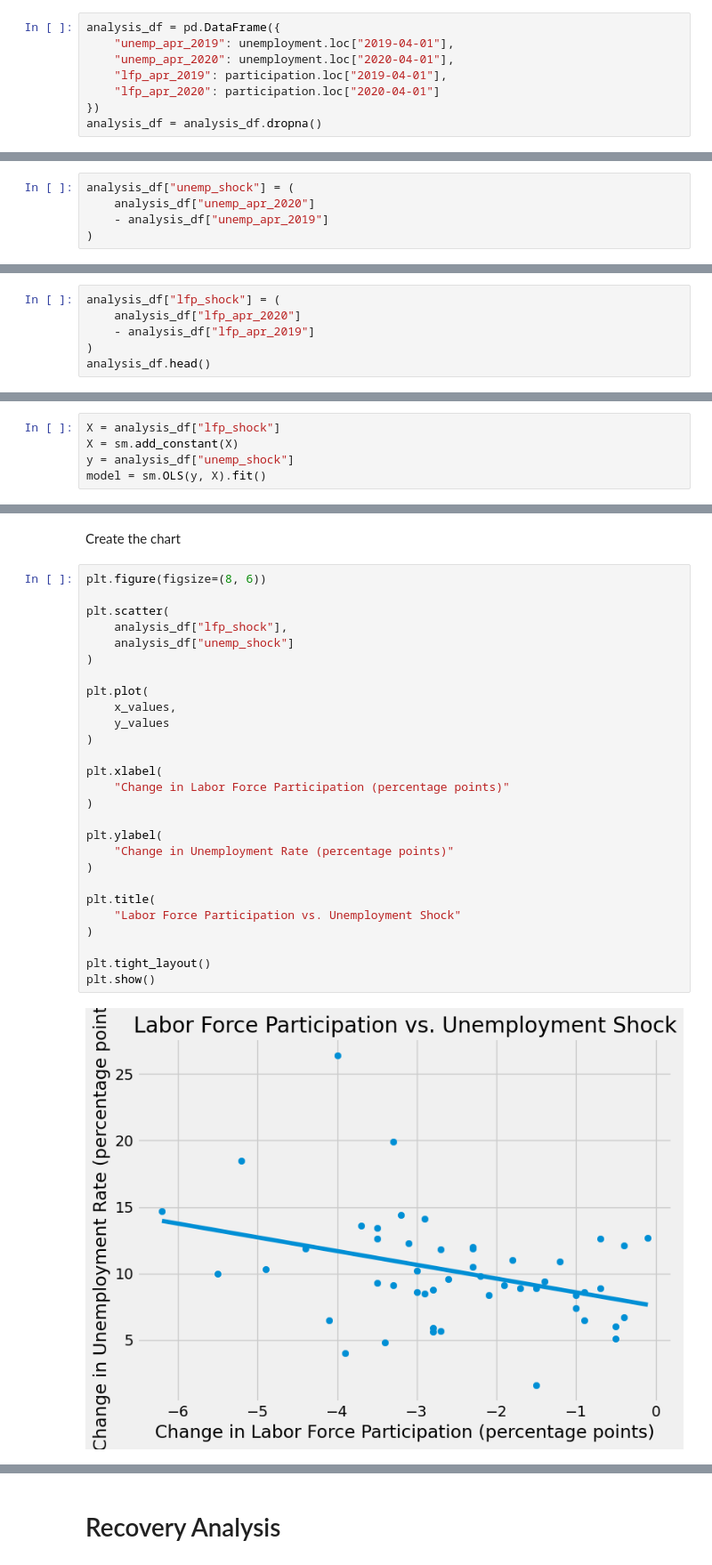
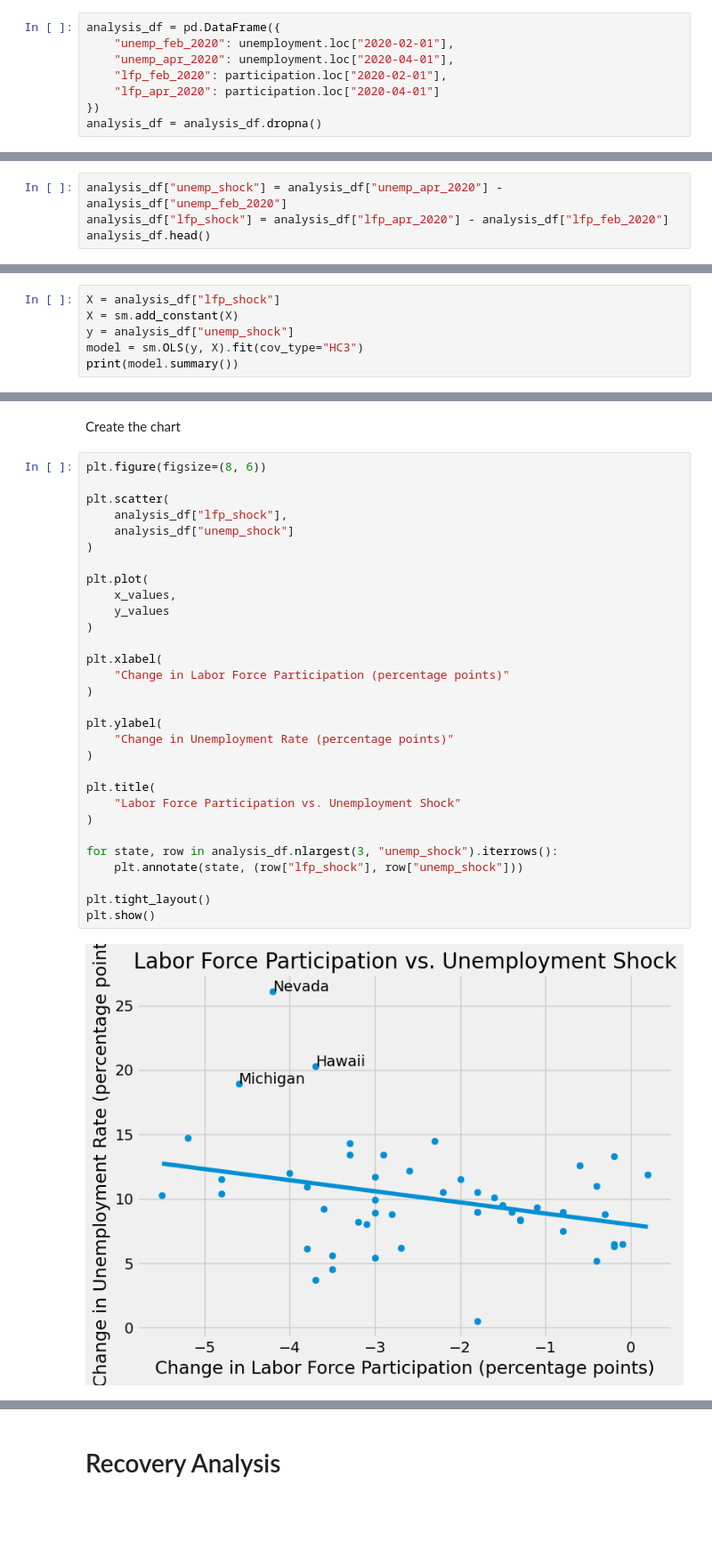
Before and after one commit to zservices14/covid-state-labor-market-analysis, a Jupyter notebook: COVID_Shock_Analysis.ipynb, the cells around one changed output, grey strips where cells are left out. Shown at 89% size. Drawn from its saved outputs; the diff is of its cells as text; blank space fills up the shorter version.

```diff
--- a/COVID_Shock_Analysis.ipynb
+++ b/COVID_Shock_Analysis.ipynb
@@ -178,8 +180,8 @@ participation.head()
 # %%
 analysis_df = pd.DataFrame({
-    "unemp_apr_2019": unemployment.loc["2019-04-01"],
+    "unemp_feb_2020": unemployment.loc["2020-02-01"],
     "unemp_apr_2020": unemployment.loc["2020-04-01"],
-    "lfp_apr_2019": participation.loc["2019-04-01"],
+    "lfp_feb_2020": participation.loc["2020-02-01"],
     "lfp_apr_2020": participation.loc["2020-04-01"]
 })
 analysis_df = analysis_df.dropna()
@@ -188,5 +190,4 @@ Create unemployment shock
 # %%
-analysis_df["unemp_shock"] = (
-    analysis_df["unemp_apr_2020"]
-    - analysis_df["unemp_apr_2019"]
-)
+analysis_df["unemp_shock"] = analysis_df["unemp_apr_2020"] - analysis_df["unemp_feb_2020"]
+analysis_df["lfp_shock"] = analysis_df["lfp_apr_2020"] - analysis_df["lfp_feb_2020"]
+analysis_df.head()
@@ -195,6 +200,0 @@ Create labor-force participation shock
-# %%
-analysis_df["lfp_shock"] = (
-    analysis_df["lfp_apr_2020"]
-    - analysis_df["lfp_apr_2019"]
-)
-analysis_df.head()
@@ -259,4 +252,5 @@ plt.show()
 X = analysis_df["lfp_shock"]
 X = sm.add_constant(X)
 y = analysis_df["unemp_shock"]
-model = sm.OLS(y, X).fit()
+model = sm.OLS(y, X).fit(cov_type="HC3")
+print(model.summary())
@@ -298,29 +303,32 @@ Create the chart
 # %%
 plt.figure(figsize=(8, 6))
 
 plt.scatter(
     analysis_df["lfp_shock"],
     analysis_df["unemp_shock"]
 )
 
 plt.plot(
     x_values,
     y_values
 )
 
 plt.xlabel(
     "Change in Labor Force Participation (percentage points)"
 )
 
 plt.ylabel(
     "Change in Unemployment Rate (percentage points)"
 )
 
 plt.title(
     "Labor Force Participation vs. Unemployment Shock"
 )
 
+for state, row in analysis_df.nlargest(3, "unemp_shock").iterrows():
+    plt.annotate(state, (row["lfp_shock"], row["unemp_shock"]))
+
 plt.tight_layout()
 plt.show()
 # %% [output]
-[figure, old version]
+[figure, new version]
```
Also changed, not shown: parts of 24 cells of this notebook.
